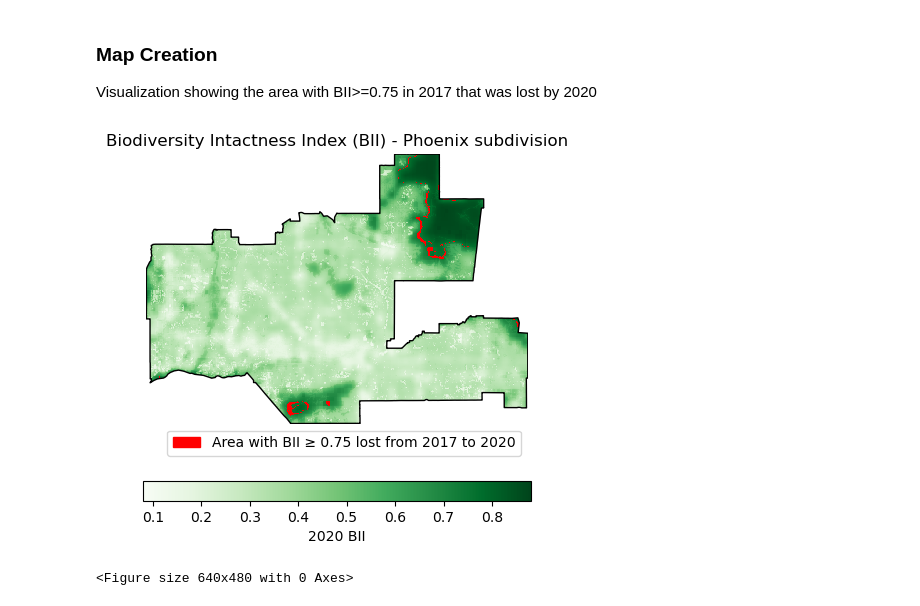
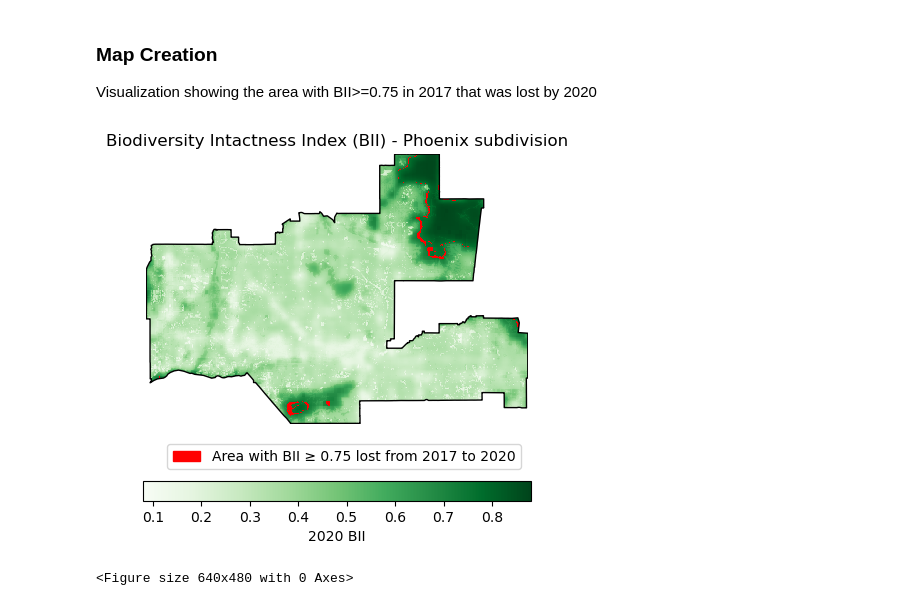
Before and after one commit to hazelvaq/Maricopa-Arizona-Changes-in-Biodiversity-Intactness-Index-, a Jupyter notebook: phoenix_bii_changes.ipynb, the cells around one changed output. Cells and saved outputs as stored; diff of their text form; code cells hidden in the pictures.

```diff
--- a/phoenix_bii_changes.ipynb
+++ b/phoenix_bii_changes.ipynb
@@ -292,25 +312,26 @@ Visualization showing the area with BII>=0.75 in 2017 that was lost by 2020
 # %%
 fig, ax = plt.subplots(figsize = (5,5))
 
+# Remove axis
 ax.axis("off")
 
 # ---------------------- BII 2017 map ------------------------------------------------
 bi_2020.plot(ax=ax, cmap='Greens',
              cbar_kwargs={"location": "bottom", 'label': "2020 BII"},)
 # ----- Area with BII ≥ 0.75 lost from 2017 to 2020 ----------------------------------
-bi_difference.plot(cmap=cmap, add_colorbar = False)
+bi_difference.plot(ax=ax ,cmap=cmap, add_colorbar = False)
 bi_patches = mpatches.Patch(color = "red",
                            label = "Area with BII ≥ 0.75 lost from 2017 to 2020")
 
 # --------------------- Add Phoenix base map ----------------------------------------
 phoenix.plot(ax = ax,color = "none", linewidth = 1)
 
 # ----Legend -------------------------------------------------------------------------
-ax.legend(handles = [bi_patches], loc='upper right', bbox_to_anchor=(1,0))
+ax.legend(handles = [bi_patches], bbox_to_anchor=(1,-.05))
 ax.set_title("Biodiversity Intactness Index (BII) - Phoenix subdivision")
 
 plt.show()
-plt.savefig('images/bii_phoenix.png')
+plt.savefig('bii_phoenix.png',bbox_inches = 'tight',dpi = 50)
 # %% [output]
-[figure, old version]
+[figure, new version]
 <Figure size 640x480 with 0 Axes>
```
Also changed, not shown: parts of 16 cells of this notebook.
